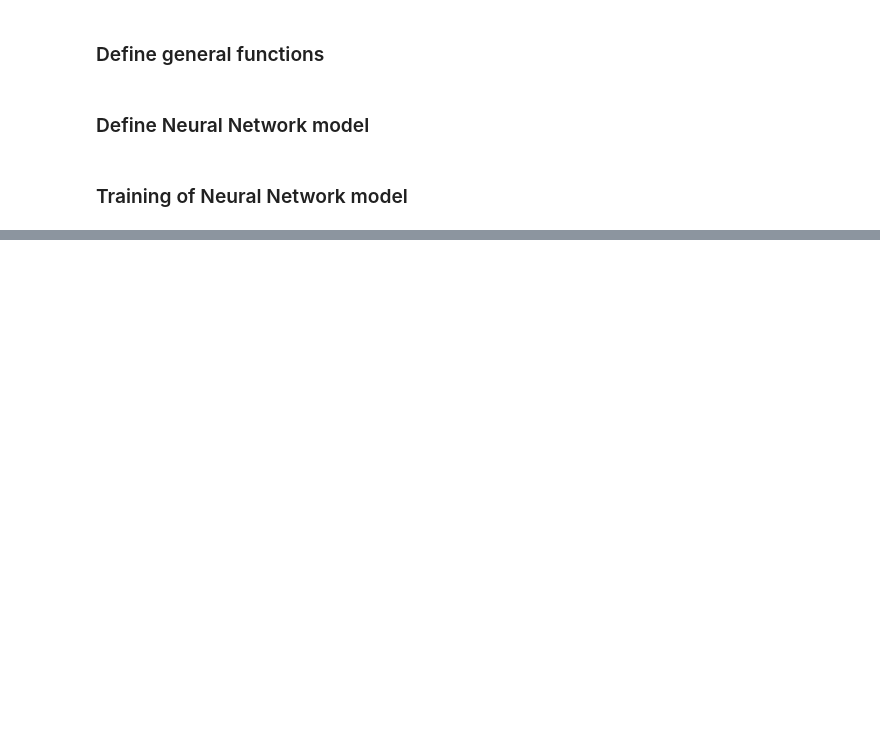
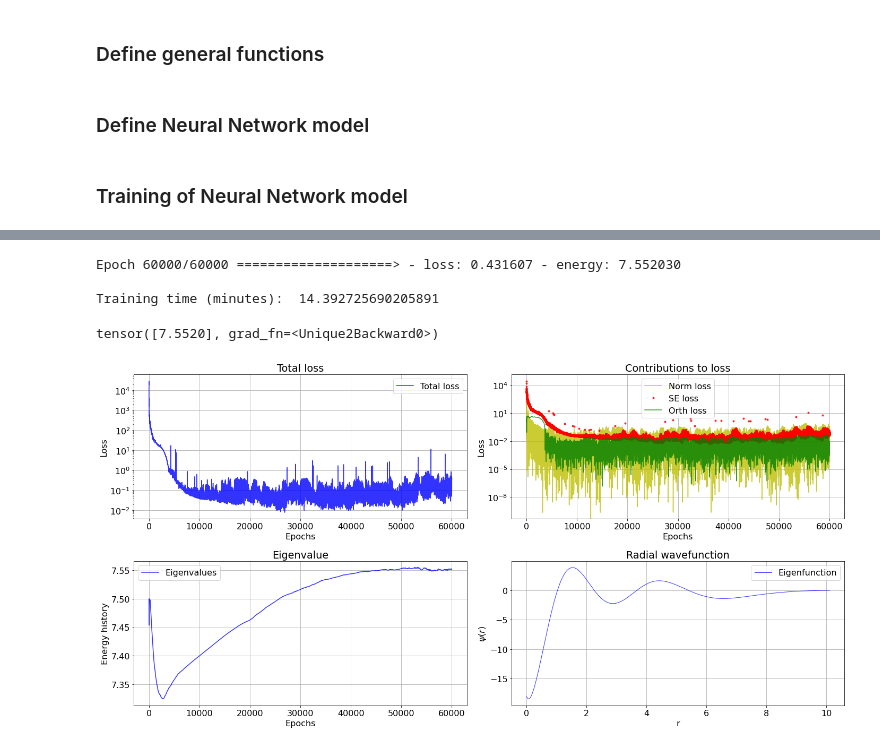
Before and after one commit to anmgomezmo/Degree_project, a Jupyter notebook: Complex ANN to Quantum Mechanics/Quarks_multi-states.ipynb, the cells around one changed output, grey strips where cells are left out. Drawn from its saved outputs; the diff is of its cells as text; code cells hidden in the pictures; blank space fills up the shorter version.

```diff
--- a/Complex ANN to Quantum Mechanics/Quarks_multi-states.ipynb
+++ b/Complex ANN to Quantum Mechanics/Quarks_multi-states.ipynb
@@ -373,0 +379,17 @@ tensor([5.4962], grad_fn=<Unique2Backward0>)
+# %%
+# Training the model
+t0 = 0.1
+tf = 10
+
+n_train, neurons, epochs, lr, E0, gain, olr = 1000, 100, int(6e4), 4e-3, 7.5, 4, 1e-4
+model_fo, best_model_fo, loss_history_fo, runTime1 = training(t0,tf,neurons,epochs,n_train,lr,models=[model,model_f,model_s,model_t],E0=E0,gain=gain,olr=olr)
+print('Training time (minutes): ',runTime1/60)
+# %% [output]
+Epoch 60000/60000 ====================> - loss: 0.431607 - energy: 7.552030
+
+Training time (minutes):  14.392725690205891
+# %%
+plots(t0,tf,n_train,model_fo,loss_history_fo)
+# %% [output]
+tensor([7.5520], grad_fn=<Unique2Backward0>)
+[figure, added]
```
Also changed, not shown: parts of 14 cells of this notebook, 1 other file.
